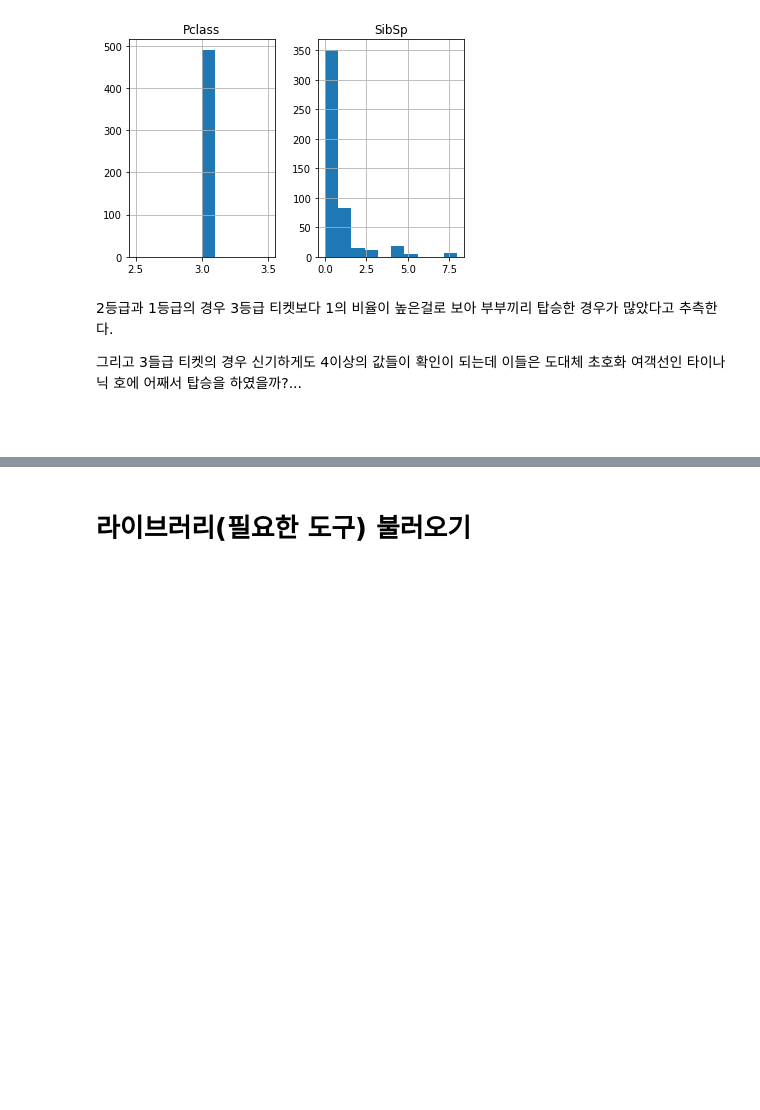
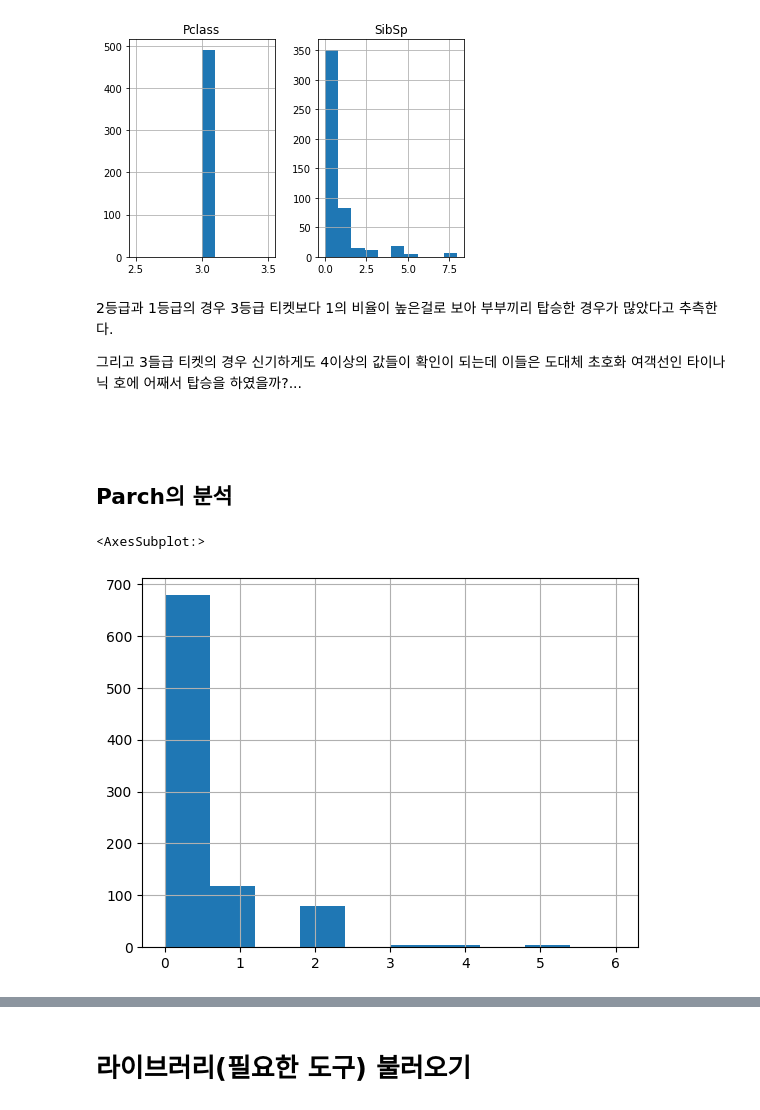
Before and after one commit to sangmandu/2022-DCC, a Jupyter notebook: 타이타닉 생존 예측 대회/EDA+분석.ipynb, the cells around one changed output, grey strips where cells are left out. Drawn from its saved outputs; the diff is of its cells as text; code cells hidden in the pictures; blank space fills up the shorter version.

```diff
--- a/타이타닉 생존 예측 대회/EDA+분석.ipynb
+++ b/타이타닉 생존 예측 대회/EDA+분석.ipynb
@@ -228,3 +228,10 @@ dtype: object
 그리고 3들급 티켓의 경우 신기하게도 4이상의 값들이 확인이 되는데 이들은 도대체 초호화 여객선인 타이나닉 호에 어째서 탑승을 하였을까?...
 # %% [markdown]
 ##
+# %% [markdown]
+## Parch의 분석
+# %%
+train["Parch"].hist()
+# %% [output]
+<AxesSubplot:>
+[figure, added]
```
Also changed, not shown: parts of 3 cells of this notebook, 1 other file.
